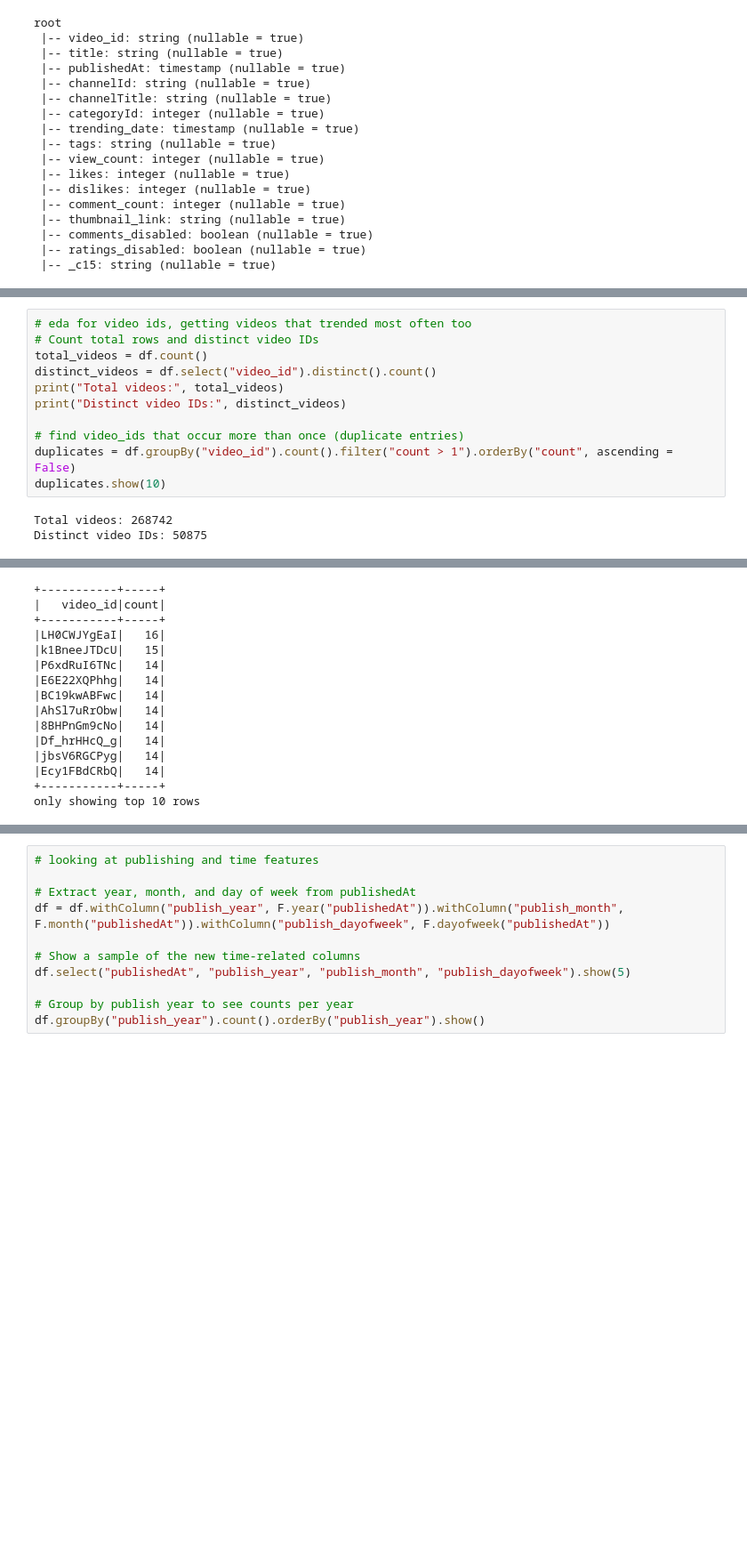
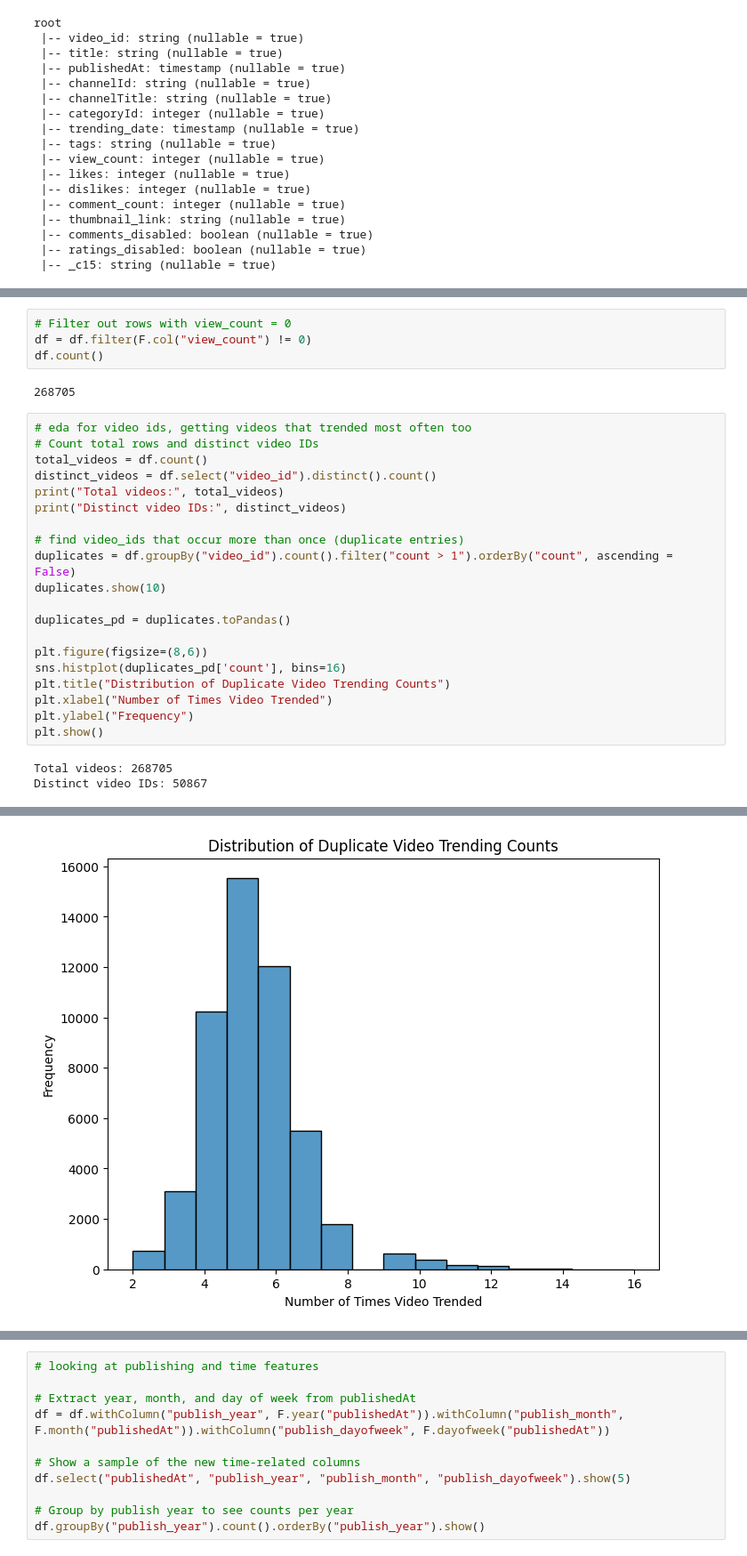
Before and after one commit to muzzy3k/YouTubeBigData, a Jupyter notebook: CA_EDA.ipynb, the cells around one changed output, grey strips where cells are left out. Shown at 89% size. Drawn from its saved outputs; the diff is of its cells as text; blank space fills up the shorter version.

```diff
--- a/CA_EDA.ipynb
+++ b/CA_EDA.ipynb
@@ -51,3 +62,9 @@ import pyspark.sql.functions as F
+# %%
+# Filter out rows with view_count = 0
+df = df.filter(F.col("view_count") != 0)
+df.count()
+# %% [output]
+268705
 # %%
 # eda for video ids, getting videos that trended most often too
 # Count total rows and distinct video IDs
@@ -59,6 +76,15 @@ print("Distinct video IDs:", distinct_videos)
 # find video_ids that occur more than once (duplicate entries)
 duplicates = df.groupBy("video_id").count().filter("count > 1").orderBy("count", ascending = False)
 duplicates.show(10)
+
+duplicates_pd = duplicates.toPandas()
+
+plt.figure(figsize=(8,6))
+sns.histplot(duplicates_pd['count'], bins=16)
+plt.title("Distribution of Duplicate Video Trending Counts")
+plt.xlabel("Number of Times Video Trended")
+plt.ylabel("Frequency")
+plt.show()
 # %% [output]
-Total videos: 268742
-Distinct video IDs: 50875
+Total videos: 268705
+Distinct video IDs: 50867
@@ -66,18 +106,4 @@ Distinct video IDs: 50875
-+-----------+-----+
-|   video_id|count|
-+-----------+-----+
-|LH0CWJYgEaI|   16|
-|k1BneeJTDcU|   15|
-|P6xdRuI6TNc|   14|
-|E6E22XQPhhg|   14|
-|BC19kwABFwc|   14|
-|AhSl7uRrObw|   14|
-|8BHPnGm9cNo|   14|
-|Df_hrHHcQ_g|   14|
-|jbsV6RGCPyg|   14|
-|Ecy1FBdCRbQ|   14|
-+-----------+-----+
-only showing top 10 rows
+[figure, added]
 # %%
 # adding title statistics and seeing statistics
 # Create a column for the length of each title (number of characters)
```
Also changed, not shown: parts of 11 cells of this notebook, 1 other file.
